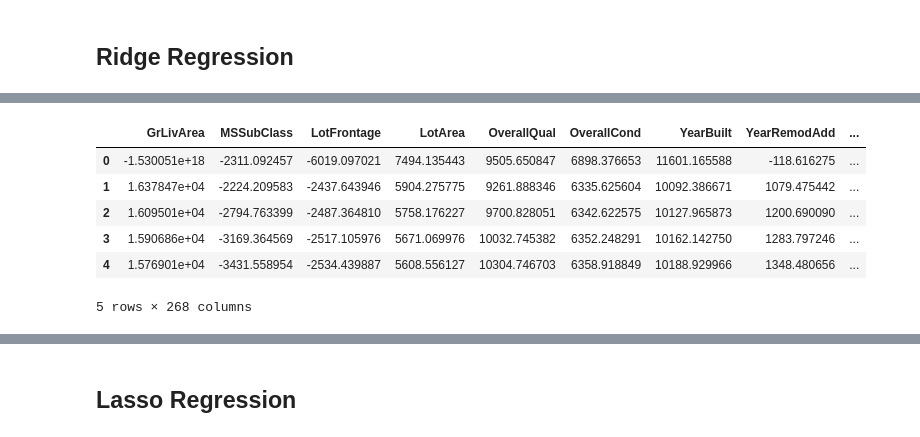
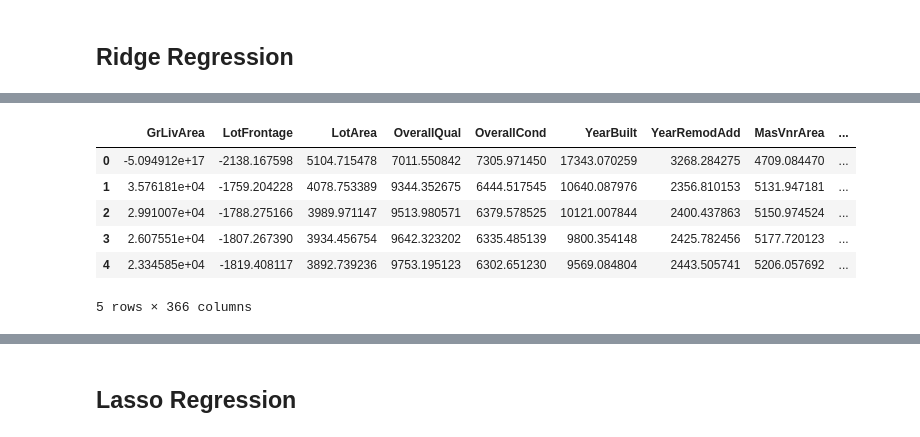
Before and after one commit to ersdanforth/ames_housing, a Jupyter notebook: linear_models.ipynb, the cells around one changed output, grey strips where cells are left out. Drawn from its saved outputs; the diff is of its cells as text; code cells hidden in the pictures.

```diff
--- a/linear_models.ipynb
+++ b/linear_models.ipynb
@@ -597,10 +396,18 @@ log_y = log_price
+# %%
+X = features_new
+
+X_transformed = col_transform.fit_transform(X)
+new_feat_names = col_transform.get_feature_names_out()
+X = pd.DataFrame(X_transformed, columns = new_feat_names)
+
+y = price
+
+X_train, X_test, y_train, y_test = train_test_split(X, y, test_size=0.3, random_state=1)
 # %%
-X_train, X_test, y_train, y_test = train_test_split(X, y, test_size=0.3, random_state=42, shuffle=True)
-
 ridge = Ridge()
 ridge.fit(X_train, y_train)
 
-cv = KFold(n_splits=5, shuffle = True, random_state = 0)
+cv = KFold(n_splits=10, shuffle = True, random_state = 0)
 scores = cross_val_score(ridge, X_test, y_test, cv=cv, scoring="r2")
 
 print(scores)
@@ -611,16 +419,14 @@ Average R-squared score: 0.896586751882641
 # %%
-# try RandomSearch instead
-
-params1 = {"alpha": [0.0001, 0.01, 1, 100, 10000, 1000000]} # 1
-params2 = {"alpha": arange(0, 100, 1)} # 8
-params3 = {"alpha": arange(7, 9, .1)} # 7.9
+params1 = {"alpha": [0.001, 0.01, 1, 100, 1000, 10000, 100000]} # 100
+params2 = {"alpha": arange(1, 1000, 50)} # 51
+params3 = {"alpha": arange(0, 100, 1)} # 50
 
 ridge = Ridge()
-cv = KFold(n_splits=5, shuffle = True, random_state = 0)
+cv = KFold(n_splits=10, shuffle = True, random_state = 0)
 gs = GridSearchCV(ridge, params3, scoring='r2', cv=cv)
 gs.fit(X_train, y_train)
 
-scores = cross_val_score(gs.best_estimator_, X_test, y_test, cv=cv, scoring="r2")
+scores = cross_val_score(gs.best_estimator_, X, y, cv=cv, scoring="r2")
 
 print(gs.best_params_)
 print(scores.mean())
@@ -630,9 +436,12 @@ print(scores.mean())
 # %%
-ridge = Ridge(alpha = 7.9)
-cv = KFold(n_splits=5, shuffle = True, random_state = 0)
+ridge = Ridge(alpha = 50)
+cv = KFold(n_splits=10, shuffle = True, random_state = 0)
 
 ridge.fit(X_train, y_train)
 
-scores = cross_val_score(ridge, X_test, y_test, cv=cv, scoring="r2")
+scores = cross_val_score(ridge, X_train, y_train, cv=cv, scoring="r2")
 scores.mean()
+
+# estimation of train/test scores
+# use predict with actual test set
 # %% [output]
@@ -660,21 +469,21 @@ array([False, False, False, False, False, False, False, False, False,
 # %%
-alphas_ridge = arange(0, 15)
+alphas_ridge = arange(0, 60)
 coefs_ridge = []
 scores_ridge = []
 
 for alpha in alphas_ridge:
     ridge.set_params(alpha=alpha)
     ridge.fit(X_train, y_train)
     coefs_ridge.append(ridge.coef_)
     scores_ridge.append(ridge.score(X_test, y_test))
 coefs_ridge = pd.DataFrame(coefs_ridge, index=alphas_ridge, columns=X_train.columns)
 coefs_ridge.head()
 # %% [output]
-|  | GrLivArea | MSSubClass | LotFrontage | LotArea | OverallQual | OverallCond | YearBuilt | YearRemodAdd | ... |
-| 0 | -1.530051e+18 | -2311.092457 | -6019.097021 | 7494.135443 | 9505.650847 | 6898.376653 | 11601.165588 | -118.616275 | ... |
-| 1 | 1.637847e+04 | -2224.209583 | -2437.643946 | 5904.275775 | 9261.888346 | 6335.625604 | 10092.386671 | 1079.475442 | ... |
-| 2 | 1.609501e+04 | -2794.763399 | -2487.364810 | 5758.176227 | 9700.828051 | 6342.622575 | 10127.965873 | 1200.690090 | ... |
-| 3 | 1.590686e+04 | -3169.364569 | -2517.105976 | 5671.069976 | 10032.745382 | 6352.248291 | 10162.142750 | 1283.797246 | ... |
-| 4 | 1.576901e+04 | -3431.558954 | -2534.439887 | 5608.556127 | 10304.746703 | 6358.918849 | 10188.929966 | 1348.480656 | ... |
+|  | GrLivArea | LotFrontage | LotArea | OverallQual | OverallCond | YearBuilt | YearRemodAdd | MasVnrArea | ... |
+| 0 | -5.094912e+17 | -2138.167598 | 5104.715478 | 7011.550842 | 7305.971450 | 17343.070259 | 3268.284275 | 4709.084470 | ... |
+| 1 | 3.576181e+04 | -1759.204228 | 4078.753389 | 9344.352675 | 6444.517545 | 10640.087976 | 2356.810153 | 5131.947181 | ... |
+| 2 | 2.991007e+04 | -1788.275166 | 3989.971147 | 9513.980571 | 6379.578525 | 10121.007844 | 2400.437863 | 5150.974524 | ... |
+| 3 | 2.607551e+04 | -1807.267390 | 3934.456754 | 9642.323202 | 6335.485139 | 9800.354148 | 2425.782456 | 5177.720123 | ... |
+| 4 | 2.334585e+04 | -1819.408117 | 3892.739236 | 9753.195123 | 6302.651230 | 9569.084804 | 2443.505741 | 5206.057692 | ... |
-5 rows × 268 columns
+5 rows × 366 columns
 # %%
```
Also changed, not shown: parts of 84 cells of this notebook, 6 other files.
